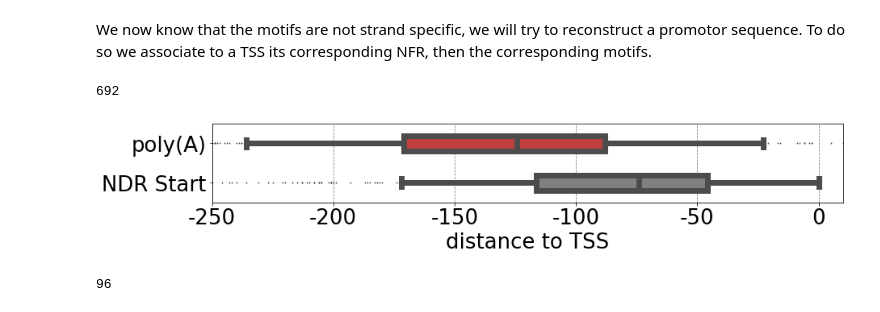
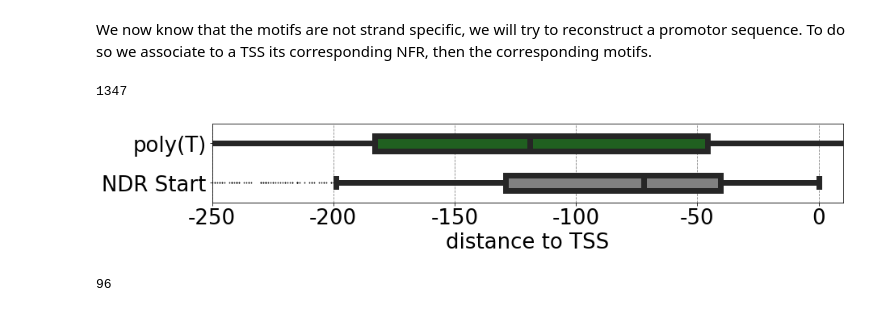
Before and after one commit to etirouthier/NucleosomeDensity, a Jupyter notebook: Programme/Studying_mutazome.ipynb, the cells around one changed output. Drawn from its saved outputs; the diff is of its cells as text; code cells hidden in the pictures.

```diff
--- a/Programme/Studying_mutazome.ipynb
+++ b/Programme/Studying_mutazome.ipynb
@@ -10,8 +10,6 @@ import itertools
 import os
 #os.environ["CUDA_DEVICE_ORDER"] = "PCI_BUS_ID"
 #os.environ["CUDA_VISIBLE_DEVICES"] = ""
-# %%
-sns.set()
 # %%
 from scipy.stats import pearsonr, cumfreq
 import matplotlib as mpl
@@ -333,0 +342,40 @@ ax1.set(xlabel='Offset', ylabel='Autocorrelation of the mutazome')
+# %%
+nucleotides = dict()
+
+for chrom in range(1, 17):
+
+    f = h5py.File('./seq_chr_sacCer3/sacCer3/chr' + str(chrom) + '.hdf5',
+                  'r')
+    nucleotid = np.array(f['data'])
+    f.close()
+    nucleotides['chr' + str(chrom)] = nucleotid[:, 0]
+# %%
+def return_motif_pos_in_tss(motif, nucleotid):
+    motif = string_to_one_hot(motif)
+    motives_in_chr = rolling_window(nucleotid, len(motif))
+
+    motif_renorm = (motif - 0.25) / 0.75
+    motif_renorm[motif_renorm < 0] = 0
+
+    threshold = np.sum(np.max(motif_renorm, axis=1))# - 1
+    matching_scores = np.array([np.sum(motif * motif_to_one_hot(candidate))\
+                                for candidate in motives_in_chr])
+    return np.where(matching_scores >= threshold)[0]
+
+def return_motif_pos_in_tss_chr(motif, chrom, length=200):
+    positions = np.array([])
+
+    for i in range(len(gene_starts[chrom])):
+        if gene_starts[chrom][i] > length:
+            position = return_motif_pos_in_tss(motif,
+                                nucleotides[chrom][gene_starts[chrom][i] - length : gene_starts[chrom][i]])
+            position -= 200
+            positions = np.append(positions, position)
+
+    return positions
+# %%
+positions = np.array([])
+
+for i in range(1, 17):
+    position = return_motif_pos_in_tss_chr('TTTTT', 'chr' + str(i))
+    positions = np.append(positions, position)
@@ -1260,10 +1312,10 @@ def plot_box(motifs, idx_subsets, palette, fig_height=1):
     ax.set_yticklabels([translator[motif] for motif in motifs] + ['NDR Start'], fontsize=26)
     ax.set_ylabel('')
 # %%
-plot_box(['AAAAA'], [0], ['r', 'grey'], 1.8)
+plot_box(['TTTTT'], [1], ['g', 'grey'], 1.8)
 # %% [output]
-692
+1347
-[figure, old version]
+[figure, new version]
 # %%
 plot_box(['CGCGC'], [2], ['b', 'grey'], 1.8)
 # %% [output]
```
Also changed, not shown: parts of 9 cells of this notebook, 7 other files.
